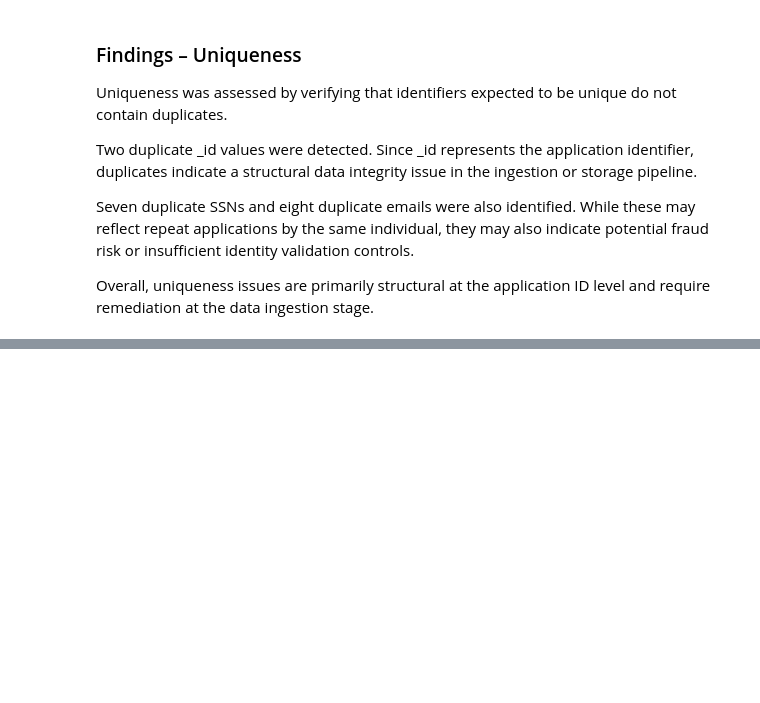
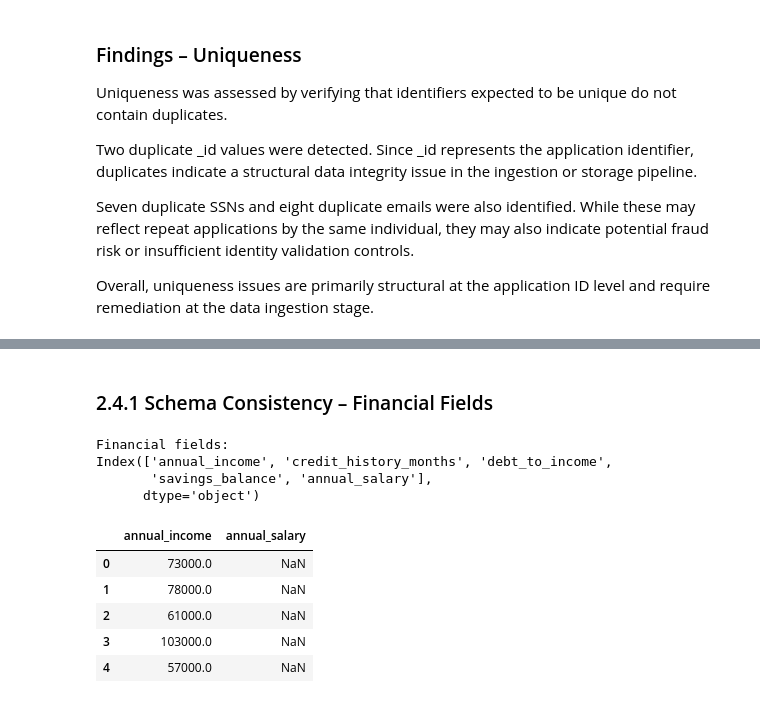
Before and after one commit to rafaelaacastro/dego_project_G4, a Jupyter notebook: notebooks/01-data-quality.ipynb, the cells around one changed output, grey strips where cells are left out. Cells and saved outputs as stored; diff of their text form; code cells hidden in the pictures; blank space fills up the shorter version.

```diff
--- a/notebooks/01-data-quality.ipynb
+++ b/notebooks/01-data-quality.ipynb
@@ -196,0 +215,5 @@ Overall, uniqueness issues are primarily structural at the application ID level
+# %%
+financials_df["annual_income"] = pd.to_numeric(
+    financials_df["annual_income"],
+    errors="coerce"
+)
@@ -196,0 +340,19 @@ Overall, uniqueness issues are primarily structural at the application ID level
+# %% [markdown]
+### 2.4.1 Schema Consistency – Financial Fields
+# %%
+print("Financial fields:")
+print(financials_df.columns)
+# %% [output]
+Financial fields:
+Index(['annual_income', 'credit_history_months', 'debt_to_income',
+       'savings_balance', 'annual_salary'],
+      dtype='object')
+# %%
+financials_df[["annual_income", "annual_salary"]].head()
+# %% [output]
+|  | annual_income | annual_salary |
+| 0 | 73000.0 | NaN |
+| 1 | 78000.0 | NaN |
+| 2 | 61000.0 | NaN |
+| 3 | 103000.0 | NaN |
+| 4 | 57000.0 | NaN |
```
Also changed, not shown: parts of 55 cells of this notebook.
